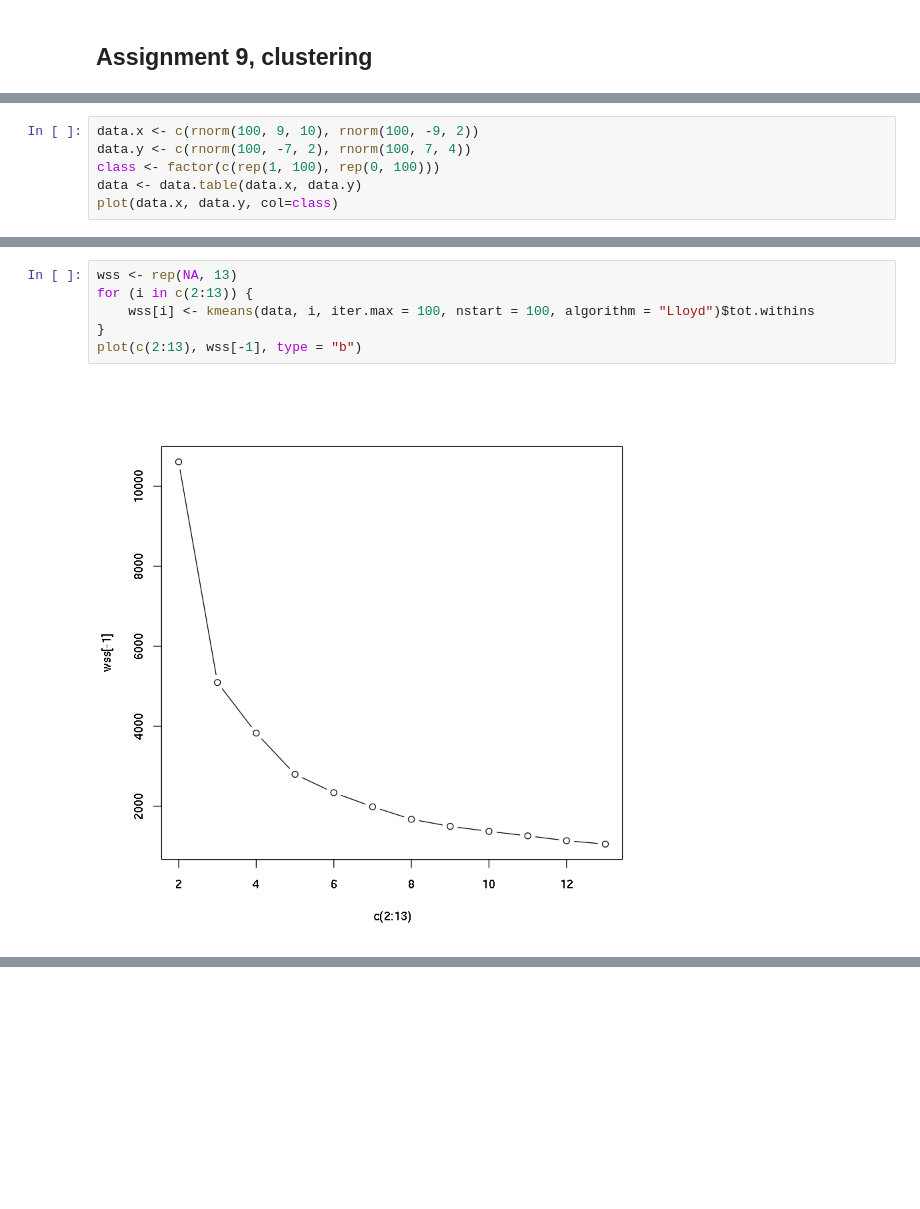
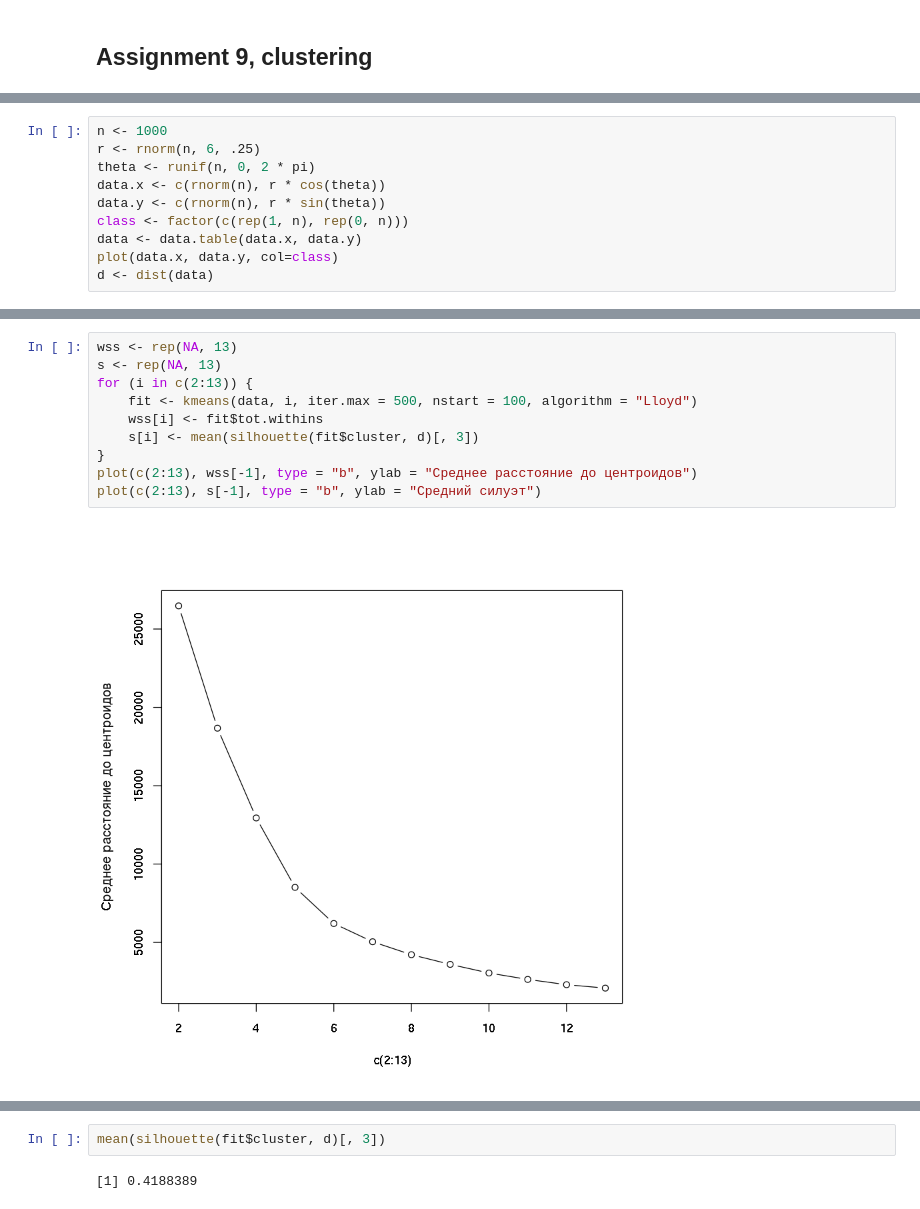
Before and after one commit to marnikitta/spbsu-homeworks, a Jupyter notebook: data-analysis/assignments.ipynb, the cells around one changed output, grey strips where cells are left out. Drawn from its saved outputs; the diff is of its cells as text; blank space fills up the shorter version.

```diff
--- a/data-analysis/assignments.ipynb
+++ b/data-analysis/assignments.ipynb
@@ -507,7 +516,11 @@ precision
 # %%
-data.x <- c(rnorm(100, 9, 10), rnorm(100, -9, 2))
-data.y <- c(rnorm(100, -7, 2), rnorm(100, 7, 4))
-class <- factor(c(rep(1, 100), rep(0, 100)))
+n <- 1000
+r <- rnorm(n, 6, .25)
+theta <- runif(n, 0, 2 * pi)
+data.x <- c(rnorm(n), r * cos(theta))
+data.y <- c(rnorm(n), r * sin(theta))
+class <- factor(c(rep(1, n), rep(0, n)))
 data <- data.table(data.x, data.y)
 plot(data.x, data.y, col=class)
+d <- dist(data)
 # %% [output]
@@ -515,8 +528,12 @@ plot(data.x, data.y, col=class)
 # %%
 wss <- rep(NA, 13)
+s <- rep(NA, 13)
 for (i in c(2:13)) {
-    wss[i] <- kmeans(data, i, iter.max = 100, nstart = 100, algorithm = "Lloyd")$tot.withins
+    fit <- kmeans(data, i, iter.max = 500, nstart = 100, algorithm = "Lloyd")
+    wss[i] <- fit$tot.withins
+    s[i] <- mean(silhouette(fit$cluster, d)[, 3])
 }
-plot(c(2:13), wss[-1], type = "b")
+plot(c(2:13), wss[-1], type = "b", ylab = "Cреднее расстояние до центроидов")
+plot(c(2:13), s[-1], type = "b", ylab = "Средний силуэт")
 # %% [output]
-[figure, old version]
+[figure, new version]
@@ -523 +541,5 @@ plot(c(2:13), wss[-1], type = "b")
+# %%
+mean(silhouette(fit$cluster, d)[, 3])
+# %% [output]
+[1] 0.4188389
 # %%
```
Also changed, not shown: parts of 29 cells of this notebook.
